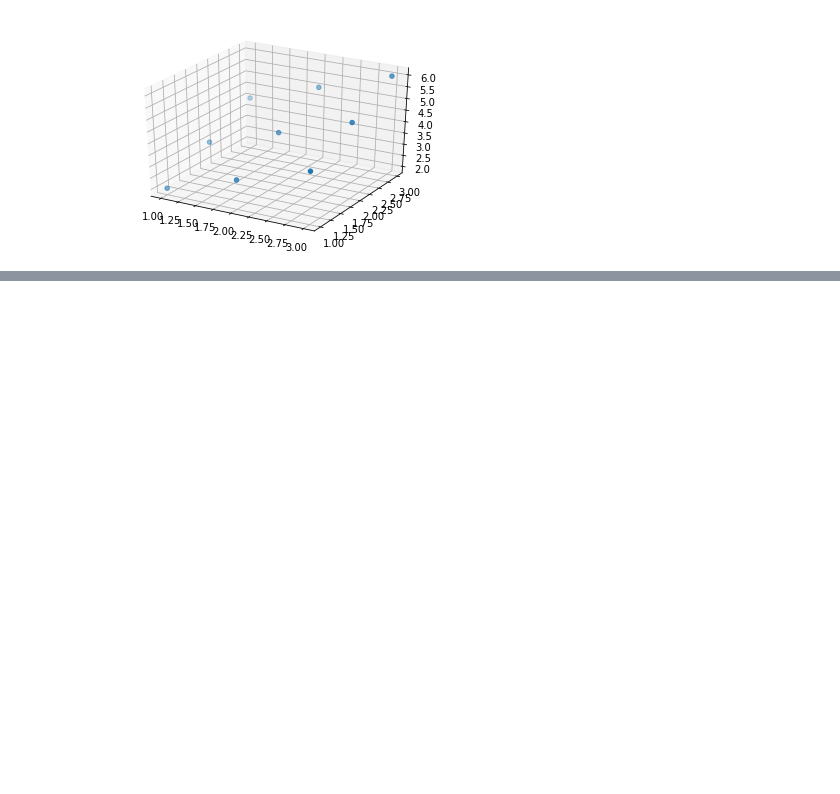
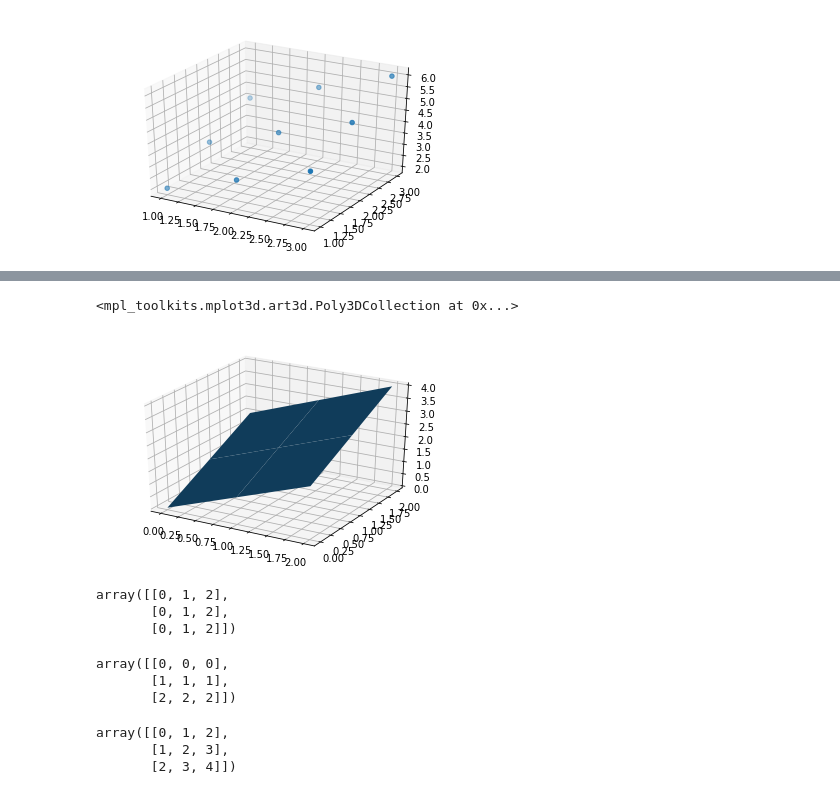
Before and after one commit to ggaarder7/yanhh0.github.io, a Jupyter notebook: np_meshgrid.ipynb, the cells around one changed output, grey strips where cells are left out. Drawn from its saved outputs; the diff is of its cells as text; code cells hidden in the pictures; blank space fills up the shorter version.

```diff
--- a/np_meshgrid.ipynb
+++ b/np_meshgrid.ipynb
@@ -37,0 +104,29 @@ ax.scatter(X, Y, Z)
+# %%
+fig = plt.figure()
+ax = fig.add_subplot(111, projection='3d')
+X = np.arange(0, 3, 1)
+Y = np.arange(0, 3, 1)
+X, Y = np.meshgrid(X, Y)
+Z = X+Y
+ax.plot_surface(X, Y, Z)
+# %% [output]
+<mpl_toolkits.mplot3d.art3d.Poly3DCollection at 0x...>
+[figure, added]
+# %%
+X
+# %% [output]
+array([[0, 1, 2],
+       [0, 1, 2],
+       [0, 1, 2]])
+# %%
+Y
+# %% [output]
+array([[0, 0, 0],
+       [1, 1, 1],
+       [2, 2, 2]])
+# %%
+Z
+# %% [output]
+array([[0, 1, 2],
+       [1, 2, 3],
+       [2, 3, 4]])
```
Also changed, not shown: parts of 5 cells of this notebook.
